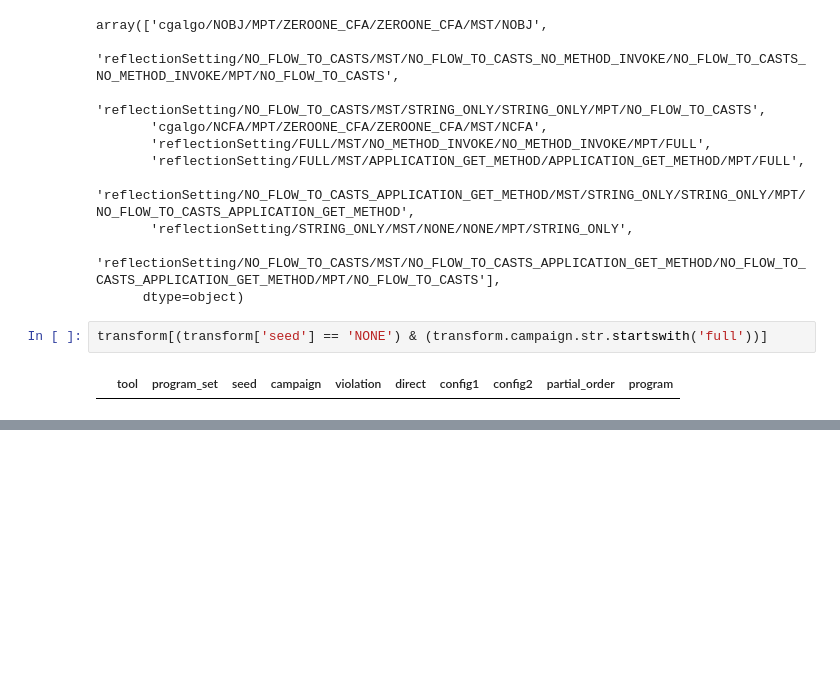
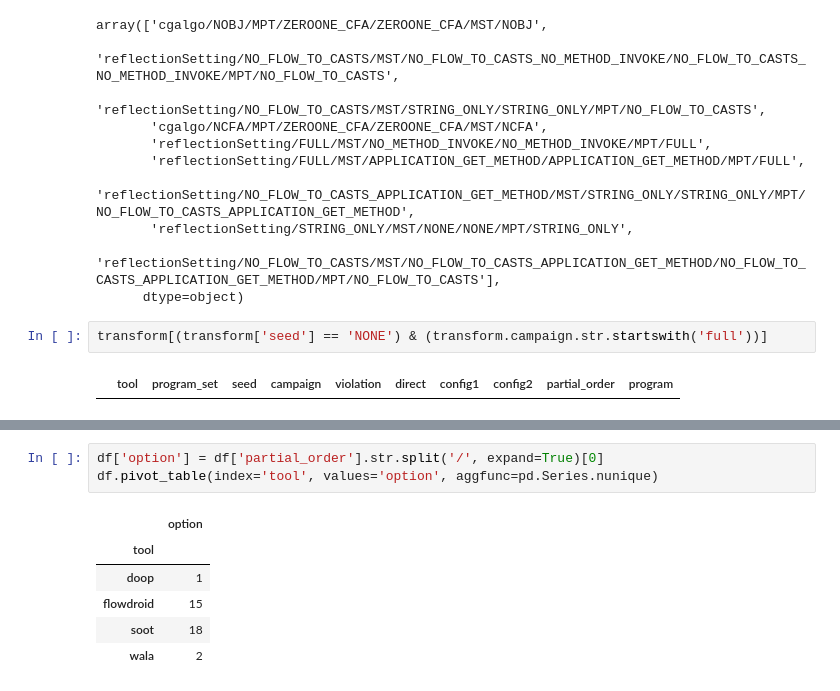
Before and after one commit to UTD-FAST-Lab/ECSTATIC, a Jupyter notebook: scripts/analysis/rq1.ipynb, the cells around one changed output, grey strips where cells are left out. Drawn from its saved outputs; the diff is of its cells as text; blank space fills up the shorter version.

```diff
--- a/scripts/analysis/rq1.ipynb
+++ b/scripts/analysis/rq1.ipynb
@@ -86,0 +90,10 @@ fig.savefig("/home/austin/git/ECSTATIC_paper/figs/programs_vs_partial_orders.pdf
+# %%
+df['option'] = df['partial_order'].str.split('/', expand=True)[0]
+df.pivot_table(index='tool', values='option', aggfunc=pd.Series.nunique)
+# %% [output]
+|  | option |
+| tool |  |
+| doop | 1 |
+| flowdroid | 15 |
+| soot | 18 |
+| wala | 2 |
```
Also changed, not shown: parts of 6 cells of this notebook, 1 other file.
